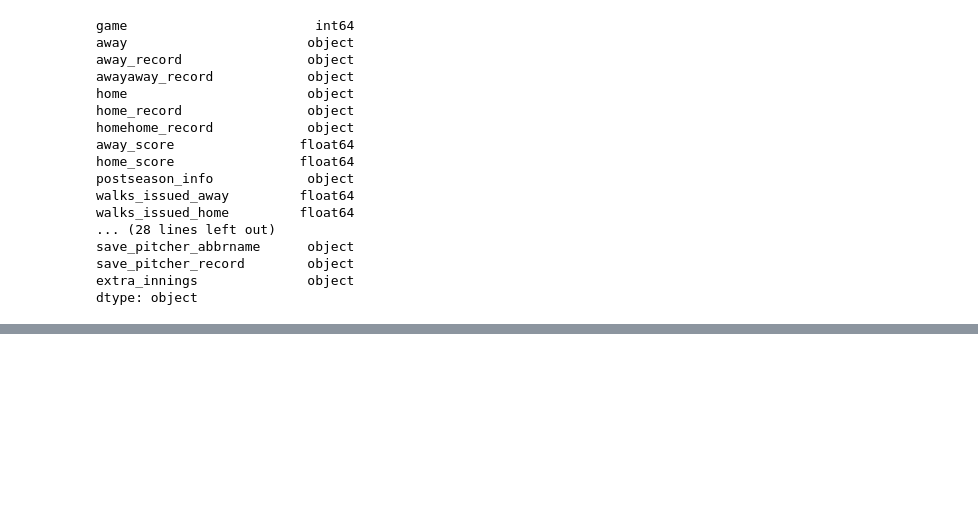
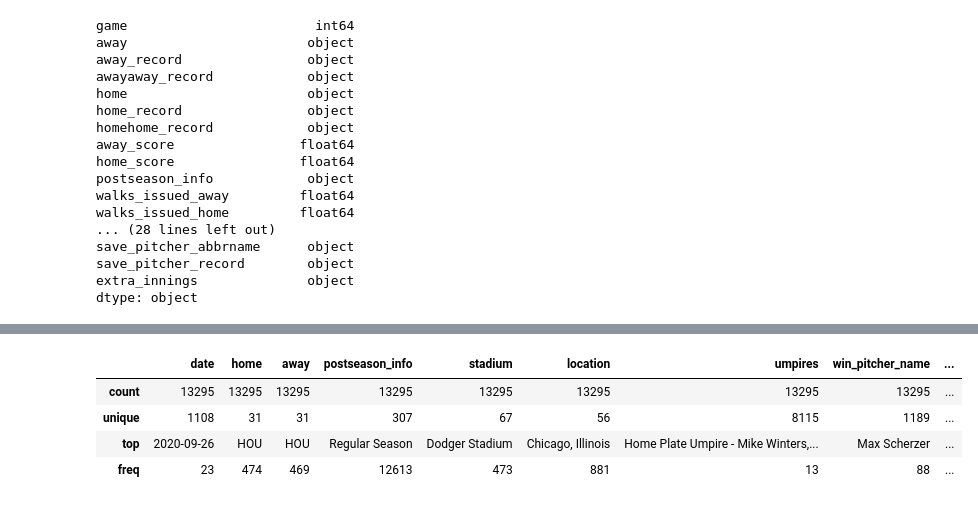
Before and after one commit to chernobylx/MLB, a Jupyter notebook: 1_eda_games.ipynb, the cells around one changed output, grey strips where cells are left out. Cells and saved outputs as stored; diff of their text form; code cells hidden in the pictures; blank space fills up the shorter version.

```diff
--- a/1_eda_games.ipynb
+++ b/1_eda_games.ipynb
@@ -173,0 +220,8 @@ df_clean
+# %%
+    df_clean.select_dtypes(include=[object]).describe()
+# %% [output]
+|  | date | home | away | postseason_info | stadium | location | umpires | win_pitcher_name | ... |
+| count | 13295 | 13295 | 13295 | 13295 | 13295 | 13295 | 13295 | 13295 | ... |
+| unique | 1108 | 31 | 31 | 307 | 67 | 56 | 8115 | 1189 | ... |
+| top | 2020-09-26 | HOU | HOU | Regular Season | Dodger Stadium | Chicago, Illinois | Home Plate Umpire - Mike Winters,... | Max Scherzer | ... |
+| freq | 23 | 474 | 469 | 12613 | 473 | 881 | 13 | 88 | ... |
```
Also changed, not shown: parts of 13 cells of this notebook.
